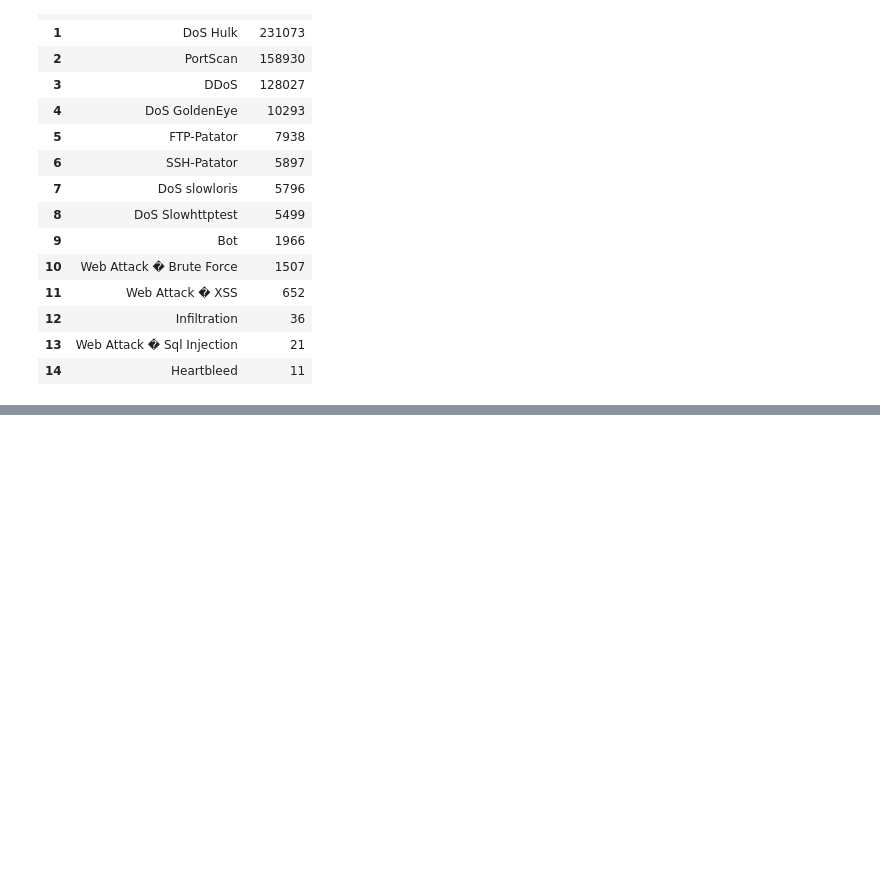
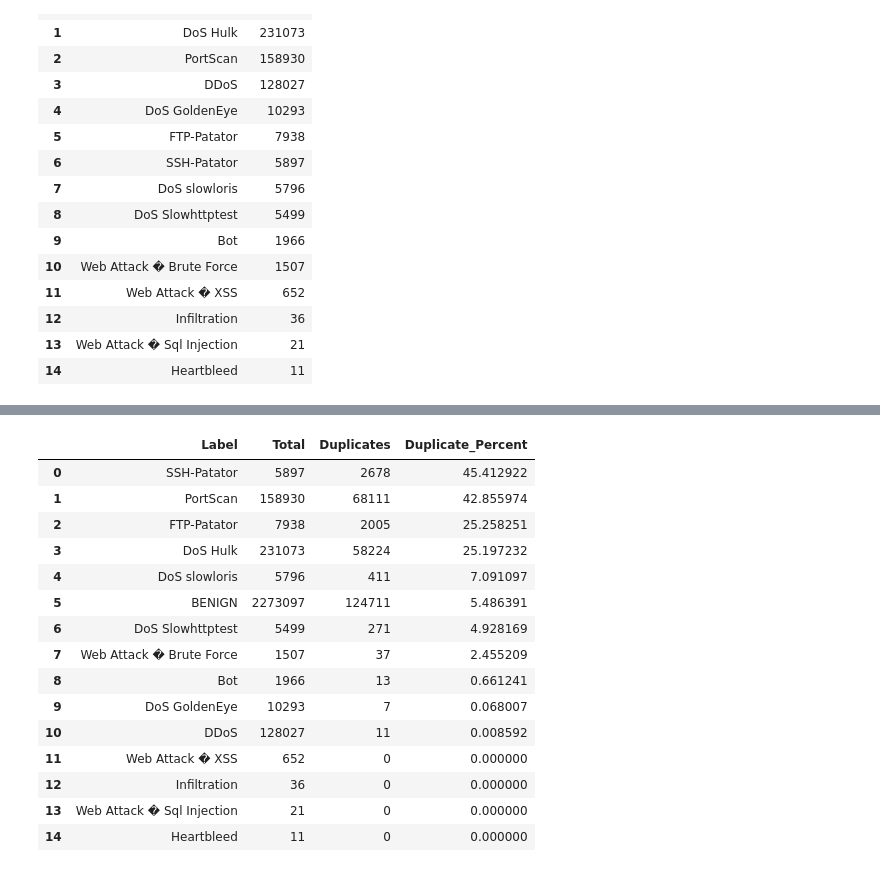
Before and after one commit to aikastark/nids-dissertation, a Jupyter notebook: 04-Implementation/data_exploration.ipynb, the cells around one changed output, grey strips where cells are left out. Cells and saved outputs as stored; diff of their text form; code cells hidden in the pictures; blank space fills up the shorter version.

```diff
--- a/04-Implementation/data_exploration.ipynb
+++ b/04-Implementation/data_exploration.ipynb
@@ -177,0 +289,20 @@ class_distribution
+# %%
+duplicate_by_label = Counter()
+
+for file in csv_files:
+    print(f"Checking duplicates: {file.name}")
+
+    df = pd.read_csv(file)
+    df.columns = df.columns.str.strip()
+
+    duplicates = df[df.duplicated(keep="first")]
+
+    counts = duplicates["Label"].value_counts()
+    duplicate_by_label.update(counts.to_dict())
+
+    del df
+
+print("\nDuplicate rows by label:\n")
+
+for label, count in duplicate_by_label.most_common():
+    print(f"{label}: {count:,}")
@@ -177,0 +327,45 @@ class_distribution
+# %%
+duplicate_summary = []
+
+for label, total_count in label_counts.items():
+
+    duplicate_count = duplicate_by_label.get(label, 0)
+
+    percentage = (
+        duplicate_count / total_count * 100
+        if total_count > 0
+        else 0
+    )
+
+    duplicate_summary.append({
+        "Label": label,
+        "Total": total_count,
+        "Duplicates": duplicate_count,
+        "Duplicate_Percent": percentage
+    })
+
+duplicate_summary_df = pd.DataFrame(duplicate_summary)
+
+duplicate_summary_df = duplicate_summary_df.sort_values(
+    "Duplicate_Percent",
+    ascending=False
+).reset_index(drop=True)
+
+duplicate_summary_df
+# %% [output]
+|  | Label | Total | Duplicates | Duplicate_Percent |
+| 0 | SSH-Patator | 5897 | 2678 | 45.412922 |
+| 1 | PortScan | 158930 | 68111 | 42.855974 |
+| 2 | FTP-Patator | 7938 | 2005 | 25.258251 |
+| 3 | DoS Hulk | 231073 | 58224 | 25.197232 |
+| 4 | DoS slowloris | 5796 | 411 | 7.091097 |
+| 5 | BENIGN | 2273097 | 124711 | 5.486391 |
+| 6 | DoS Slowhttptest | 5499 | 271 | 4.928169 |
+| 7 | Web Attack � Brute Force | 1507 | 37 | 2.455209 |
+| 8 | Bot | 1966 | 13 | 0.661241 |
+| 9 | DoS GoldenEye | 10293 | 7 | 0.068007 |
+| 10 | DDoS | 128027 | 11 | 0.008592 |
+| 11 | Web Attack � XSS | 652 | 0 | 0.000000 |
+| 12 | Infiltration | 36 | 0 | 0.000000 |
+| 13 | Web Attack � Sql Injection | 21 | 0 | 0.000000 |
+| 14 | Heartbleed | 11 | 0 | 0.000000 |
```
Also changed, not shown: parts of 6 cells of this notebook, 2 other files.
